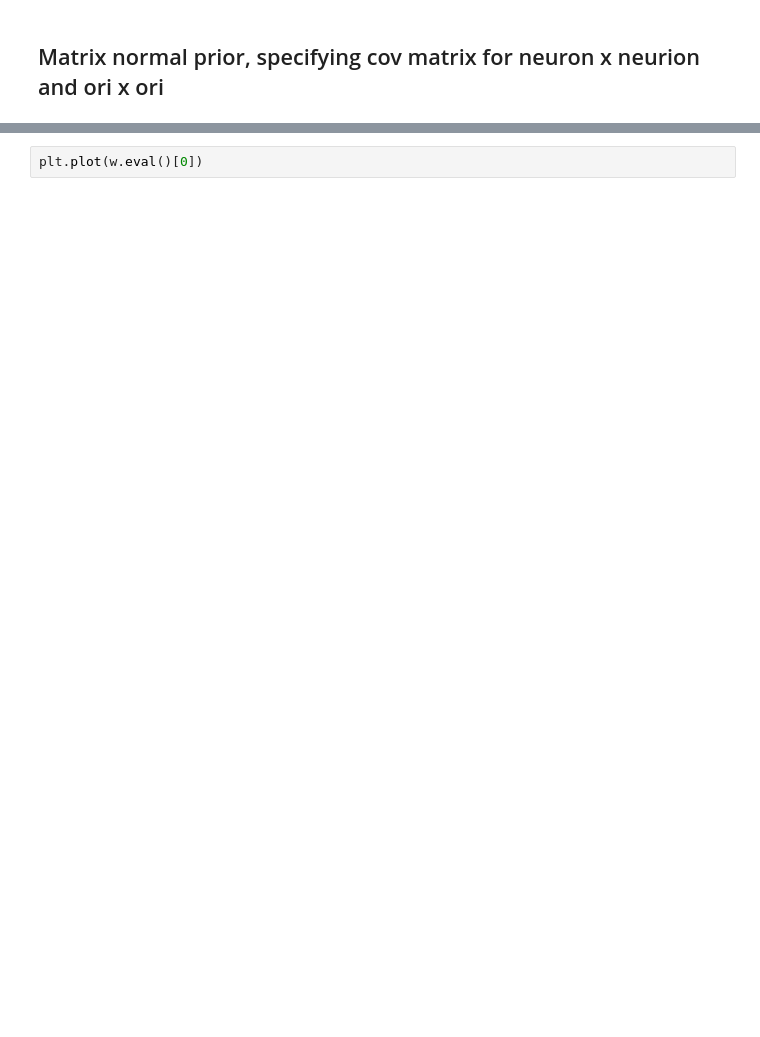
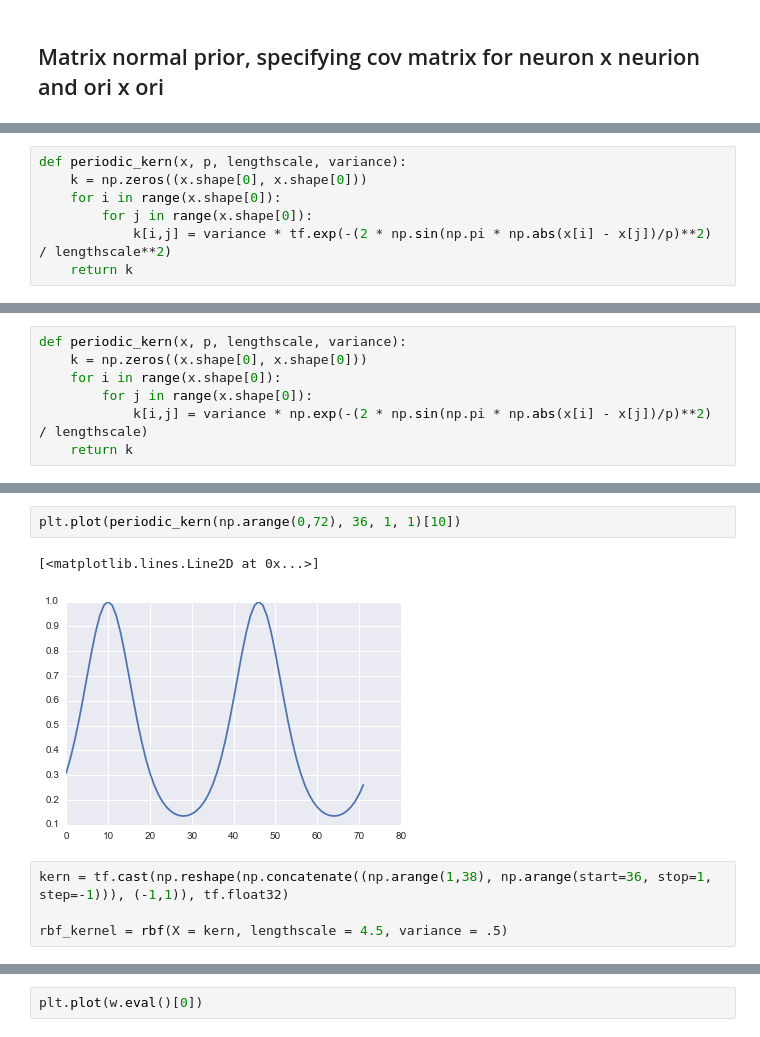
Before and after one commit to fdamani/neural_decoding_macaque_visual_graf2011, a Jupyter notebook: src/notebooks/data_processing_with_tuning_curves.ipynb, the cells around one changed output, grey strips where cells are left out. Drawn from its saved outputs; the diff is of its cells as text; blank space fills up the shorter version.

```diff
--- a/src/notebooks/data_processing_with_tuning_curves.ipynb
+++ b/src/notebooks/data_processing_with_tuning_curves.ipynb
@@ -1006,0 +1193,7 @@ inference.finalize()
+# %%
+def periodic_kern(x, p, lengthscale, variance):
+    k = np.zeros((x.shape[0], x.shape[0]))
+    for i in range(x.shape[0]):
+        for j in range(x.shape[0]):
+            k[i,j] = variance * tf.exp(-(2 * np.sin(np.pi * np.abs(x[i] - x[j])/p)**2) / lengthscale**2)
+    return k
@@ -1006,0 +1209,7 @@ inference.finalize()
+# %%
+def periodic_kern(x, p, lengthscale, variance):
+    k = np.zeros((x.shape[0], x.shape[0]))
+    for i in range(x.shape[0]):
+        for j in range(x.shape[0]):
+            k[i,j] = variance * np.exp(-(2 * np.sin(np.pi * np.abs(x[i] - x[j])/p)**2) / lengthscale)
+    return k
@@ -1006,0 +1275,9 @@ inference.finalize()
+# %%
+plt.plot(periodic_kern(np.arange(0,72), 36, 1, 1)[10])
+# %% [output]
+[<matplotlib.lines.Line2D at 0x...>]
+[figure, added]
+# %%
+kern = tf.cast(np.reshape(np.concatenate((np.arange(1,38), np.arange(start=36, stop=1, step=-1))), (-1,1)), tf.float32)
+
+rbf_kernel = rbf(X = kern, lengthscale = 4.5, variance = .5)
```
Also changed, not shown: parts of 36 cells of this notebook.
